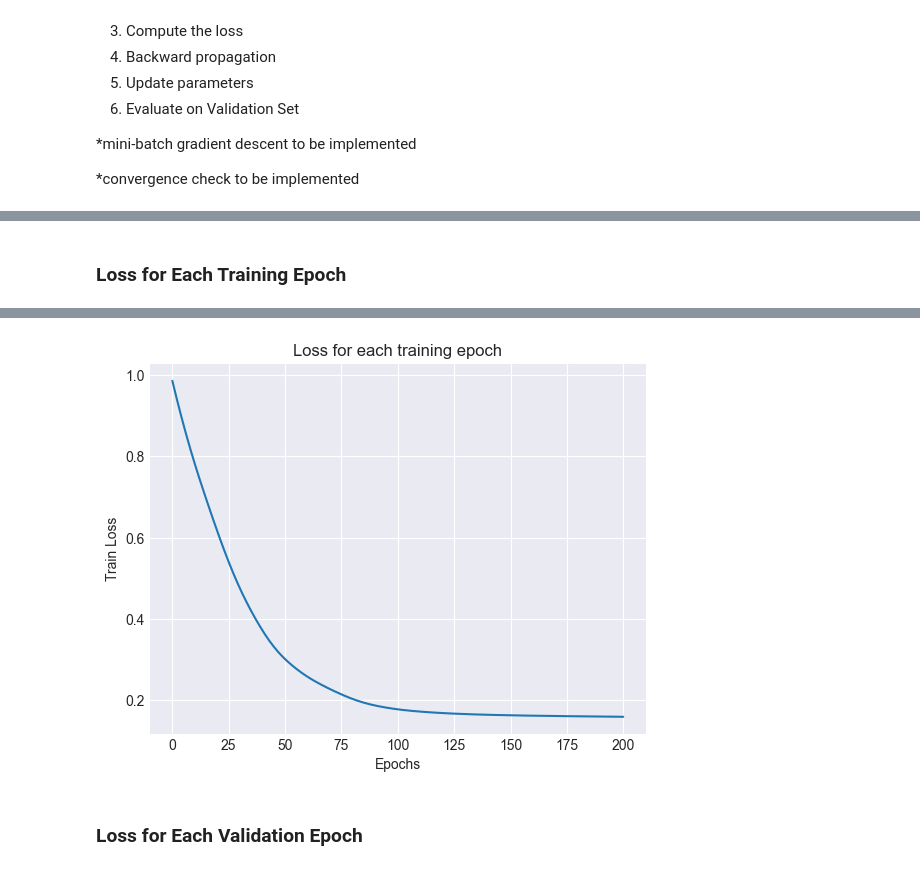
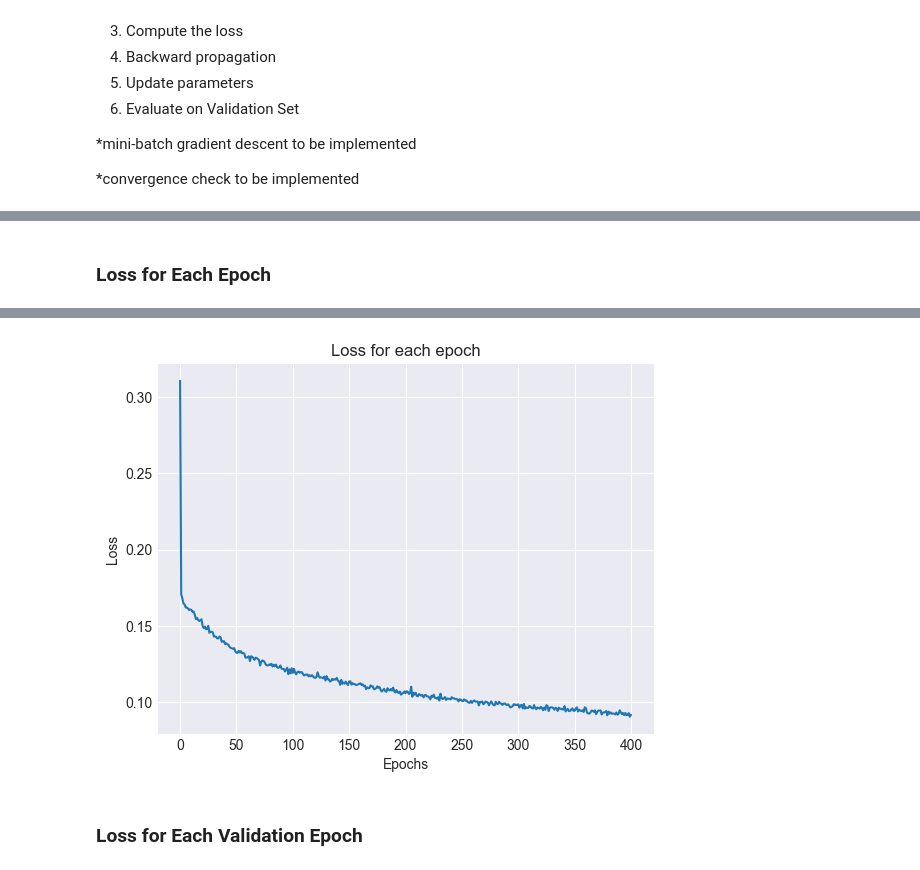
Before and after one commit to haniellejermayn/wesm-price-prediction, a Jupyter notebook: 05_NeuralNetwork.ipynb, the cells around one changed output, grey strips where cells are left out. Drawn from its saved outputs; the diff is of its cells as text; code cells hidden in the pictures.

Commit message:
implement mini-batch gradient descent

```diff
--- a/05_NeuralNetwork.ipynb
+++ b/05_NeuralNetwork.ipynb
@@ -218 +235,6 @@ The training pipeline follows the typical progression of a neural network. Since
+# %%
+from data_laoder import DataLoader
+
+batch_size = 32  # to be tuned
+data_loader = DataLoader(X_train, y_train, batch_size)
 # %% [markdown]
@@ -267,11 +348,14 @@ Epoch 200: Train Loss=0.1596, Val Loss=0.2475
 # %% [markdown]
-### Loss for Each Training Epoch
+### Loss for Each Epoch
 # %%
-x_values = [i for i in range(len(train_losses))]
-y_values = train_losses
+# x_values = [i for i in range(len(train_losses))]
+# y_values = train_losses
+
+x_values = [i for i in range(len(losses))]
+y_values = losses
 
 plt.plot(x_values, y_values)
 plt.xlabel('Epochs')
-plt.ylabel('Train Loss')
-plt.title('Loss for each training epoch')
+plt.ylabel('Loss')
+plt.title('Loss for each epoch')
 # %% [output]
@@ -279,4 +363,4 @@ Text(0.5, 1.0, 'Loss for each training epoch')
-[figure, old version]
+[figure, new version]
 # %% [markdown]
 ### Loss for Each Validation Epoch
 # %%
```
Also changed, not shown: parts of 13 cells of this notebook, 1 other file.
